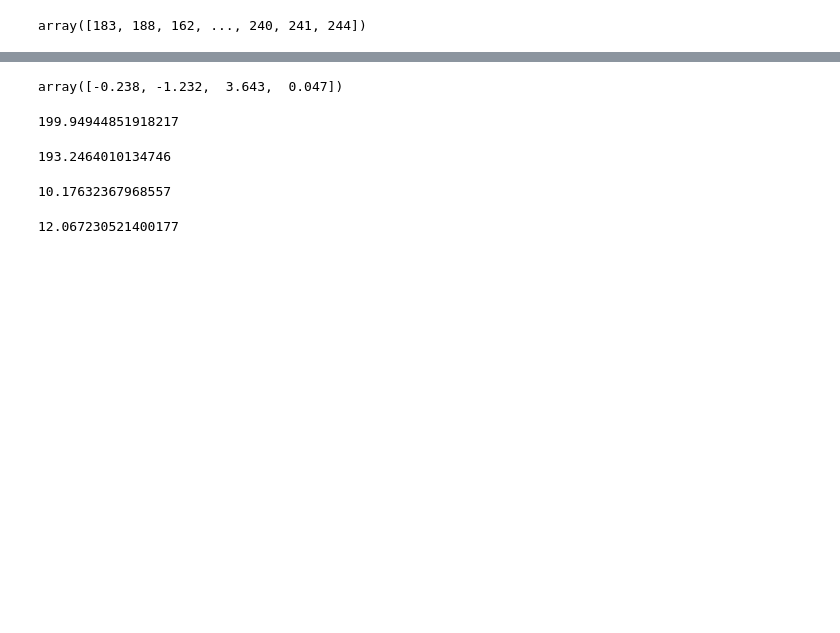
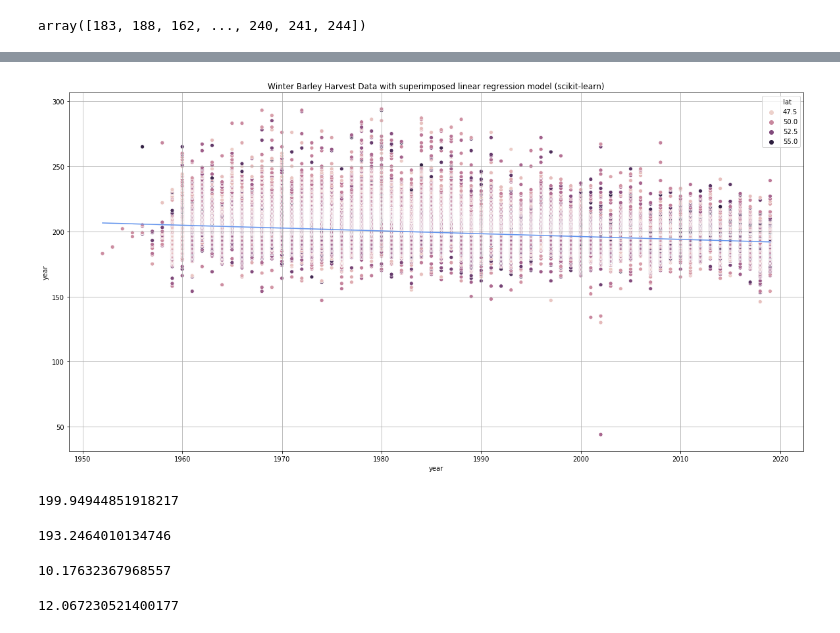
Before and after one commit to GParolini/phenology_data, a Jupyter notebook: code/7_winterbarley.ipynb, the cells around one changed output, grey strips where cells are left out. Saved outputs shown, nothing was run; the diff lists cells and outputs as text; code cells hidden in the pictures; blank space fills up the shorter version.

```diff
--- a/code/7_winterbarley.ipynb
+++ b/code/7_winterbarley.ipynb
@@ -158,7 +151,13 @@ round(regr.score(X,y),3)
 # %%
-regr.coef_.round(3)
+c= regr.coef_.round(3)
-# %% [output]
-array([-0.238, -1.232,  3.643,  0.047])
+# %%
+fig = plt.figure(figsize=(20,10))
+plt.title("Winter Barley Harvest Data with superimposed linear regression model (scikit-learn)")
+plt.grid()
+sns.scatterplot(x=df_harvest['year'],y=df_harvest['day_year'], hue=df['lat']);
+sns.lineplot(x=df_harvest['year'],y=i+c[0]*df_harvest['year'], c='cornflowerblue');
+# %% [output]
+[figure, added]
 # %%
 mu = np.mean(y)
 mu
```
Also changed, not shown: parts of 11 cells of this notebook, 2 other files.
